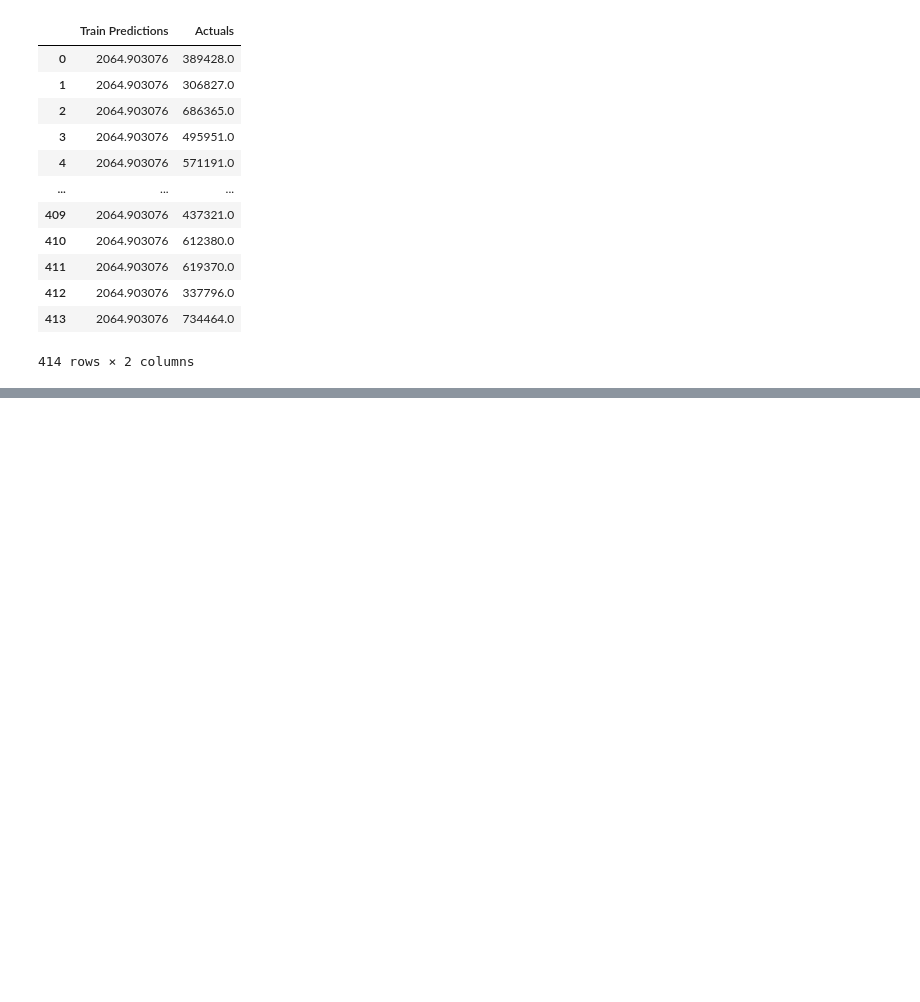
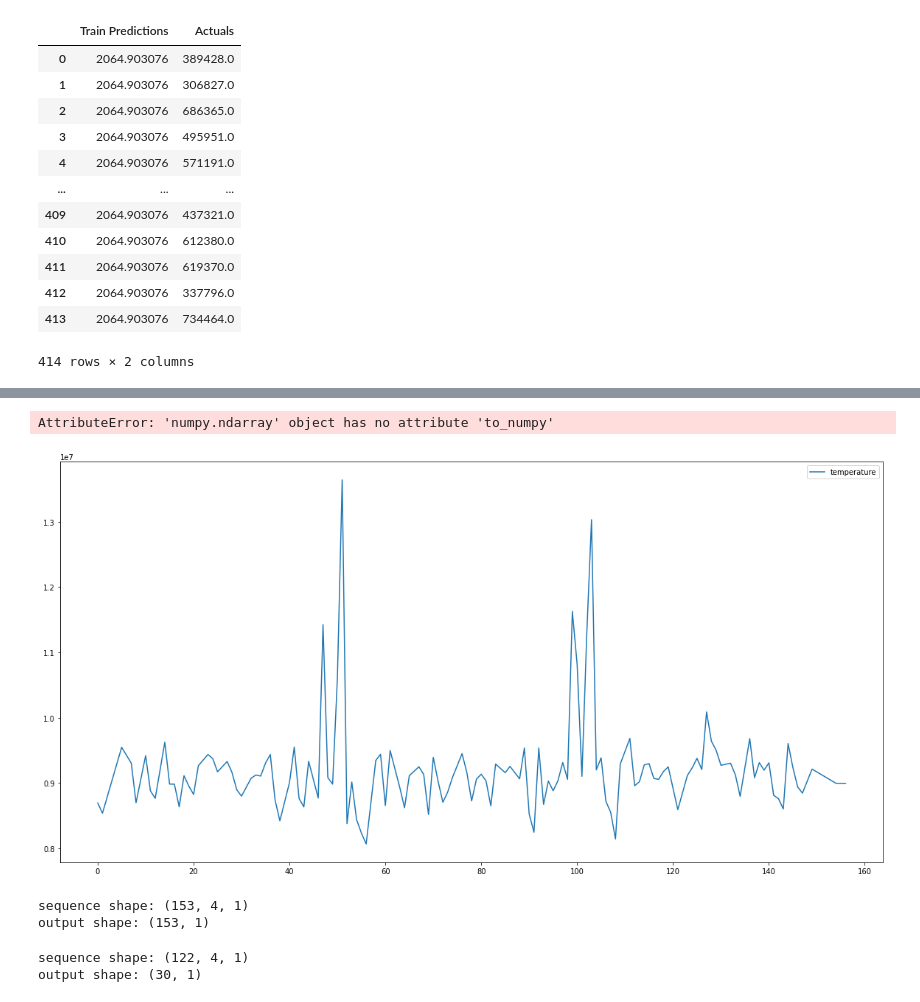
Before and after one commit to infoshareacademy/jdszr6-World-data-analysis, a Jupyter notebook: Projekt_DL/Walmart_prediction_DL_2.ipynb, the cells around one changed output, grey strips where cells are left out. Cells and saved outputs as stored; diff of their text form; code cells hidden in the pictures; blank space fills up the shorter version.

```diff
--- a/Projekt_DL/Walmart_prediction_DL_2.ipynb
+++ b/Projekt_DL/Walmart_prediction_DL_2.ipynb
@@ -374,3 +367,9 @@ test_results2
 | 412 | 2064.903076 | 337796.0 |
 | 413 | 2064.903076 | 734464.0 |
 414 rows × 2 columns
+# %%
+df = pd.read_excel("Walmart_clusters.xlsx")
+class_0 = df[df["cluster_sklearn"] == 0]
+class_0["Date"] = pd.to_datetime(class_0["Date"])
+class_0.set_index("Date", inplace=True)
+class_0 = class_0["Weekly_Sales"]
@@ -376,0 +382,2 @@ test_results2
+# %%
+class_0 = class_0.groupby("Date").sum()
@@ -376,0 +405,6 @@ test_results2
+# %%
+class_0 = class_0.to_numpy().reshape(-1,1)
+# %% [output]
+AttributeError: 'numpy.ndarray' object has no attribute 'to_numpy'
+# %%
+x = class_0
@@ -376,0 +433,16 @@ test_results2
+# %%
+fig = plt.figure(figsize=(20,10))
+plt.plot(x)
+plt.legend(["temperature", "month"])
+plt.show()
+# %% [output]
+[figure, added]
+# %%
+seqLen = 4
+featNum = 1
+xSeq, y = ConvertDataToSequence(x, seqLen, featNum)
+print(f"sequence shape: {xSeq.shape}")
+print(f"output shape: {y.shape}")
+# %% [output]
+sequence shape: (153, 4, 1)
+output shape: (153, 1)
@@ -376,0 +458,6 @@ test_results2
+# %%
+print(f"sequence shape: {xSeq_train.shape}")
+print(f"output shape: {y_test.shape}")
+# %% [output]
+sequence shape: (122, 4, 1)
+output shape: (30, 1)
```
Also changed, not shown: parts of 20 cells of this notebook, 2 other files.
